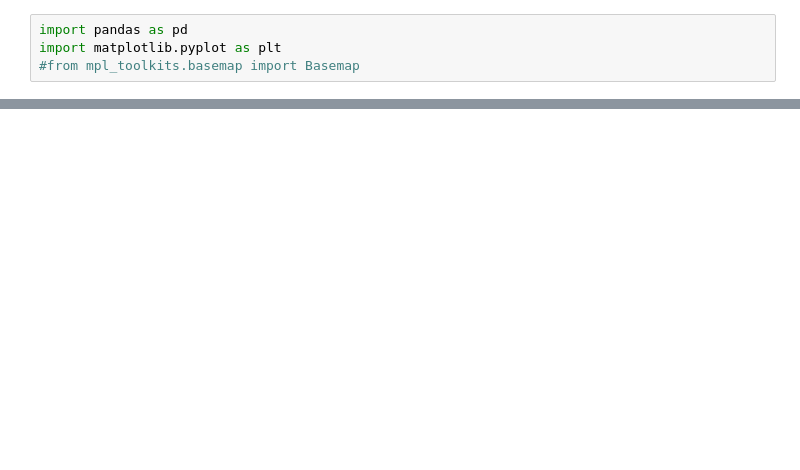
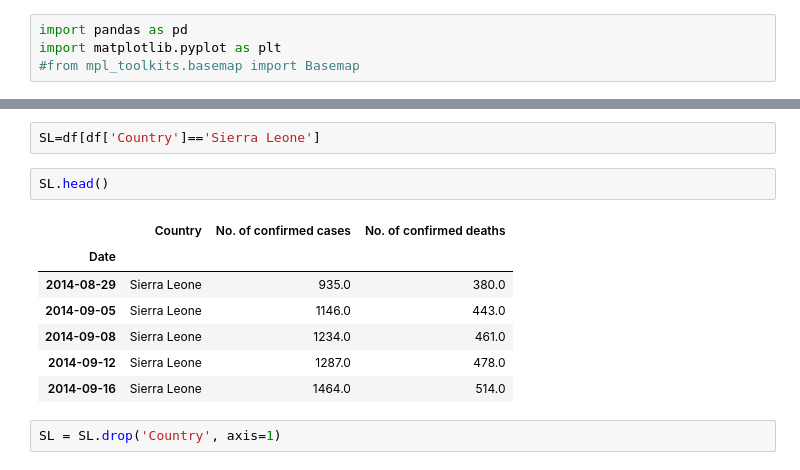
Before and after one commit to seismomat/HerramientasComputacionales, a Jupyter notebook: Pandas_THC.ipynb, the cells around one changed output, grey strips where cells are left out. Drawn from its saved outputs; the diff is of its cells as text; blank space fills up the shorter version.

```diff
--- a/Pandas_THC.ipynb
+++ b/Pandas_THC.ipynb
@@ -58,0 +72,14 @@ df.isnull()
+# %%
+SL=df[df['Country']=='Sierra Leone']
+# %%
+SL.head()
+# %% [output]
+|  | Country | No. of confirmed cases | No. of confirmed deaths |
+| Date |  |  |  |
+| 2014-08-29 | Sierra Leone | 935.0 | 380.0 |
+| 2014-09-05 | Sierra Leone | 1146.0 | 443.0 |
+| 2014-09-08 | Sierra Leone | 1234.0 | 461.0 |
+| 2014-09-12 | Sierra Leone | 1287.0 | 478.0 |
+| 2014-09-16 | Sierra Leone | 1464.0 | 514.0 |
+# %%
+SL = SL.drop('Country', axis=1)
```
Also changed, not shown: parts of 15 cells of this notebook, 3 other files.
